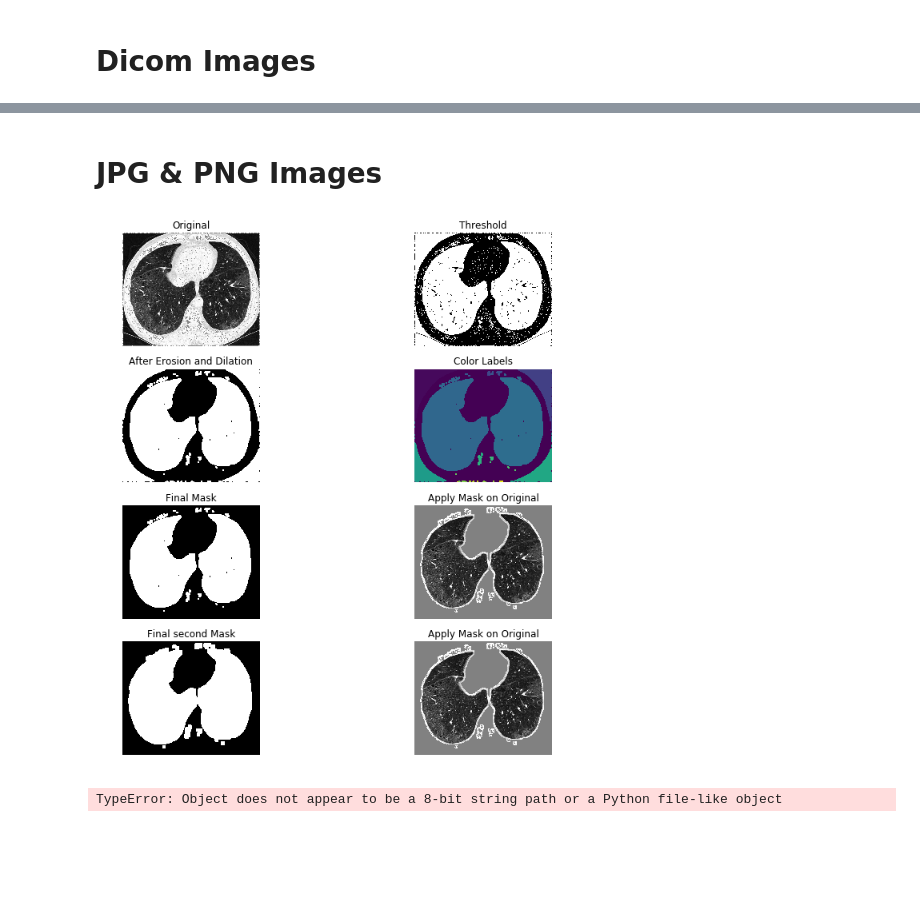
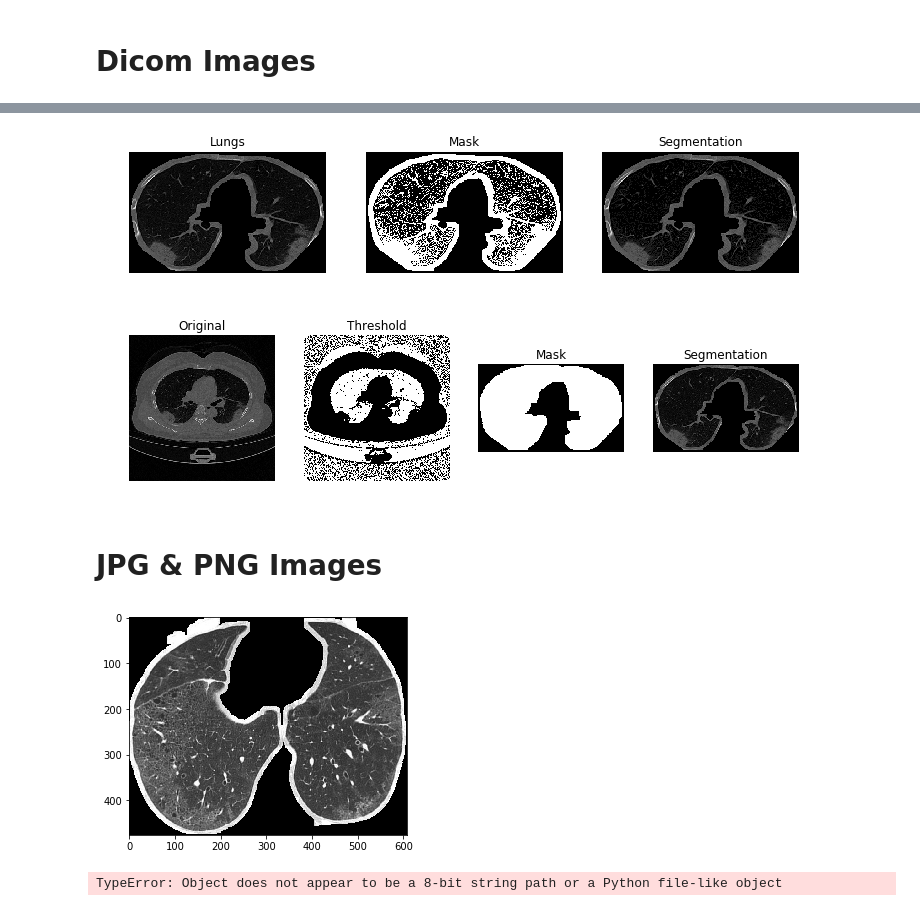
Before and after one commit to moskala/ImagingCOVID-19, a Jupyter notebook: Methods/LungSegmentation_MethodKMeans_AllTypes.ipynb, the cells around one changed output, grey strips where cells are left out. Cells and saved outputs as stored; diff of their text form; code cells hidden in the pictures; blank space fills up the shorter version.

```diff
--- a/Methods/LungSegmentation_MethodKMeans_AllTypes.ipynb
+++ b/Methods/LungSegmentation_MethodKMeans_AllTypes.ipynb
@@ -126,10 +563,21 @@ mask = make_lungmask(image, True)
+# %%
+image = gray.get_grayscale_from_dicom("ser203img00109.dcm", r"D:\Studia\sem7\inzynierka\aplikacja\images_data")
+# plt.imshow(image, cmap='gray')
+mask = make_lungmask(image, False)
+# %% [output]
+[figure, added]
+# %%
+image = gray.get_grayscale_from_dicom("ser203img00109.dcm", r"D:\Studia\sem7\inzynierka\aplikacja\images_data")
+mask = make_lungmask_cropped(image, True)
+# %% [output]
+[figure, added]
 # %% [markdown]
 # JPG & PNG Images
 # %%
 image = gray.get_grayscale_from_jpg_png("covid5.jpg", r"D:\Studia\sem7\inzynierka\aplikacja\images_data")
-mask = make_lungmask(image, True)
+mask = make_lungmask(image, False)
 # %% [output]
-[figure, old version]
+[figure, new version]
 # %%
 image = gray.get_grayscale_from_jpg_png("covid5.png", r"D:\Studia\sem7\inzynierka\aplikacja\images_data")
 # mask = make_lungmask(image, True)
```
Also changed, not shown: parts of 17 cells of this notebook, 2 other files.
